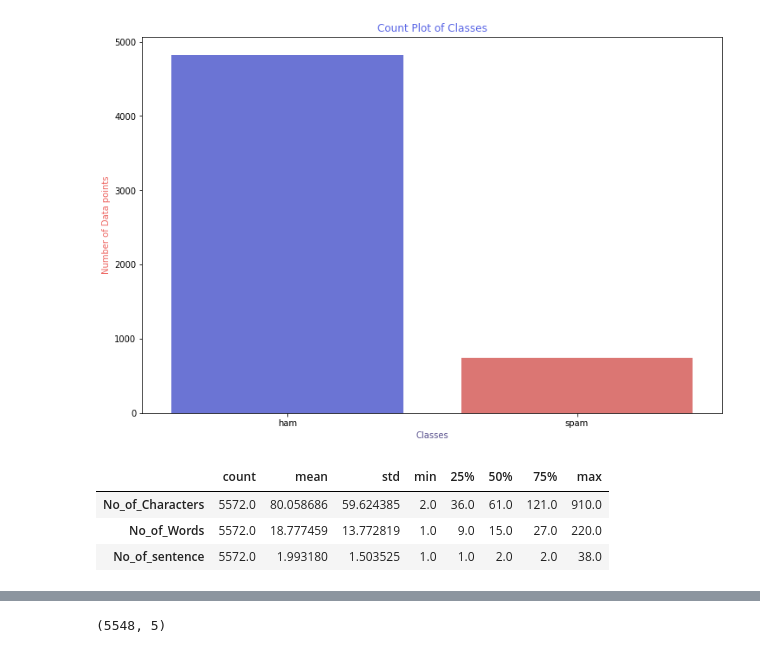
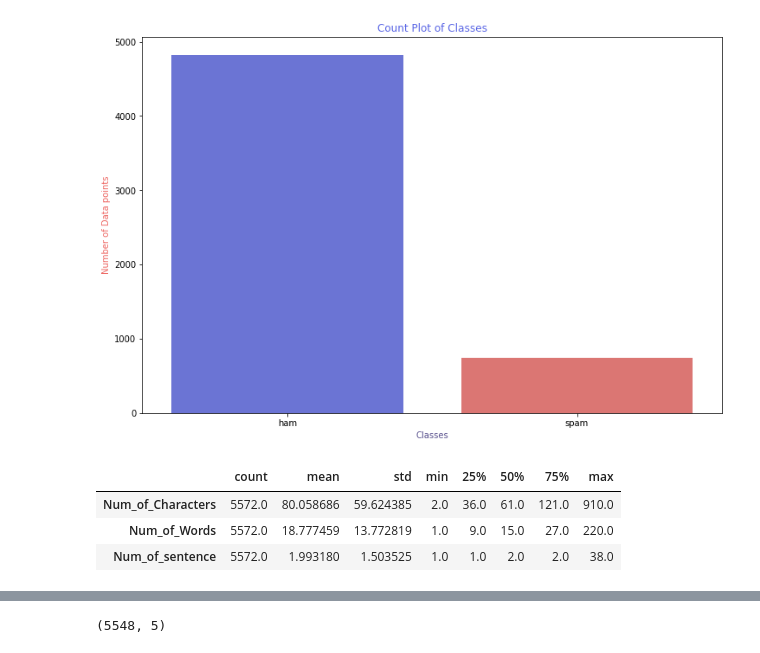
Before and after one commit to HAKMANI/bigdata-project1, a Jupyter notebook: spam_or_ham.ipynb, the cells around one changed output, grey strips where cells are left out. Saved outputs shown, nothing was run; the diff lists cells and outputs as text; code cells hidden in the pictures.

```diff
--- a/spam_or_ham.ipynb
+++ b/spam_or_ham.ipynb
@@ -49,7 +51,7 @@ from sklearn import metrics
 [nltk_data]   Package wordnet is already up-to-date!
 # %%
 #Loading data
-data = pd.read_csv("/home/douha/Downloads/bigdata-project1/spam_or_ham/spam.csv")
+data = pd.read_csv("C:/Users/admin/Downloads/spam_or_ham/spam.csv")
 data.head()
 # %% [output]
 |  | v1 | v2 | Unnamed: 2 | Unnamed: 3 | Unnamed: 4 |
@@ -85,20 +87,16 @@ fg.set_ylabel("Number of Data points", color="#ED6561")
 Text(0, 0.5, 'Number of Data points')
 [figure]
 # %%
-#Adding a column of numbers of charachters,words and sentences in each msg
-data["No_of_Characters"] = data["Text"].apply(len)
-data["No_of_Words"]=data.apply(lambda row: nltk.word_tokenize(row["Text"]), axis=1).apply(len)
-data["No_of_sentence"]=data.apply(lambda row: nltk.sent_tokenize(row["Text"]), axis=1).apply(len)
-
+#ajouter col contiens num of caractères, phrases ,mots
+data["Num_of_Characters"] = data["Text"].apply(len)
+data["Num_of_Words"]=data.apply(lambda row: nltk.word_tokenize(row["Text"]), axis=1).apply(len)
+data["Num_of_sentence"]=data.apply(lambda row: nltk.sent_tokenize(row["Text"]), axis=1).apply(len)
 data.describe().T
-
-#PS. At this step, I tokenised the words and sentences and used the length of the same.
-#More on Tokenizing later in the notebook.
 # %% [output]
 |  | count | mean | std | min | 25% | 50% | 75% | max |
-| No_of_Characters | 5572.0 | 80.058686 | 59.624385 | 2.0 | 36.0 | 61.0 | 121.0 | 910.0 |
-| No_of_Words | 5572.0 | 18.777459 | 13.772819 | 1.0 | 9.0 | 15.0 | 27.0 | 220.0 |
-| No_of_sentence | 5572.0 | 1.993180 | 1.503525 | 1.0 | 1.0 | 2.0 | 2.0 | 38.0 |
+| Num_of_Characters | 5572.0 | 80.058686 | 59.624385 | 2.0 | 36.0 | 61.0 | 121.0 | 910.0 |
+| Num_of_Words | 5572.0 | 18.777459 | 13.772819 | 1.0 | 9.0 | 15.0 | 27.0 | 220.0 |
+| Num_of_sentence | 5572.0 | 1.993180 | 1.503525 | 1.0 | 1.0 | 2.0 | 2.0 | 38.0 |
 # %%
 import nltk
 nltk.download('punkt')
```
Also changed, not shown: parts of 20 cells of this notebook.
